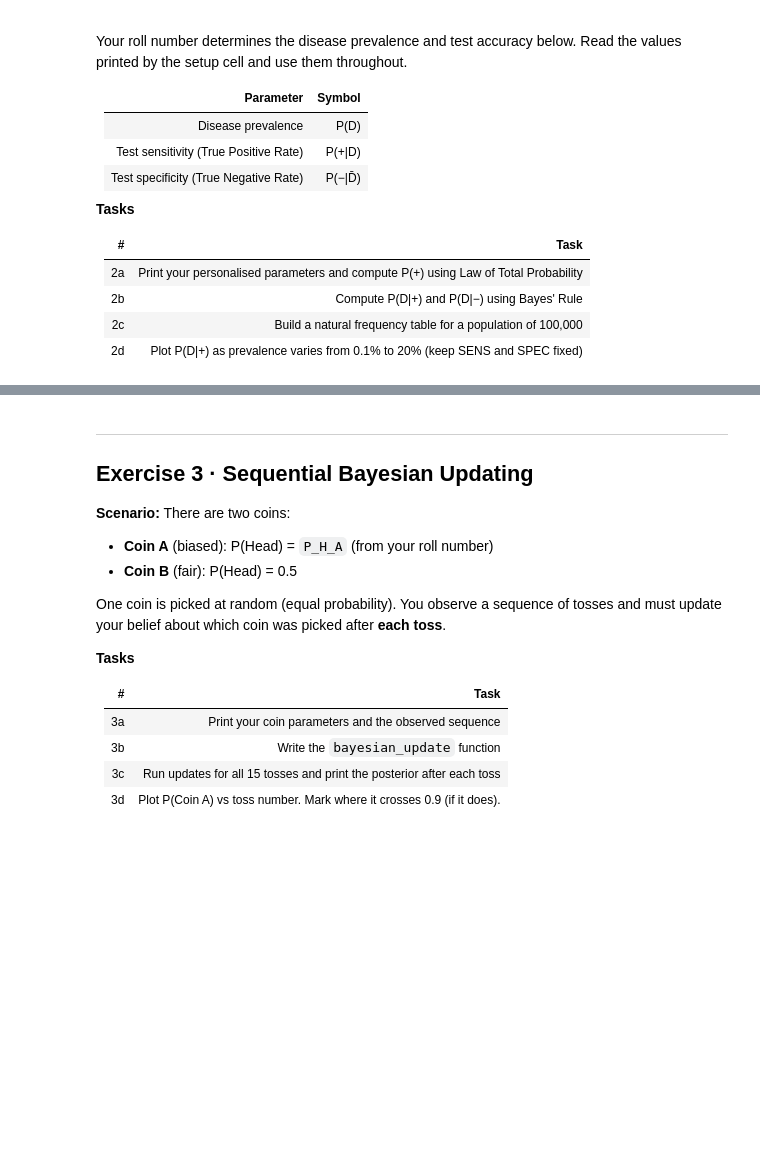
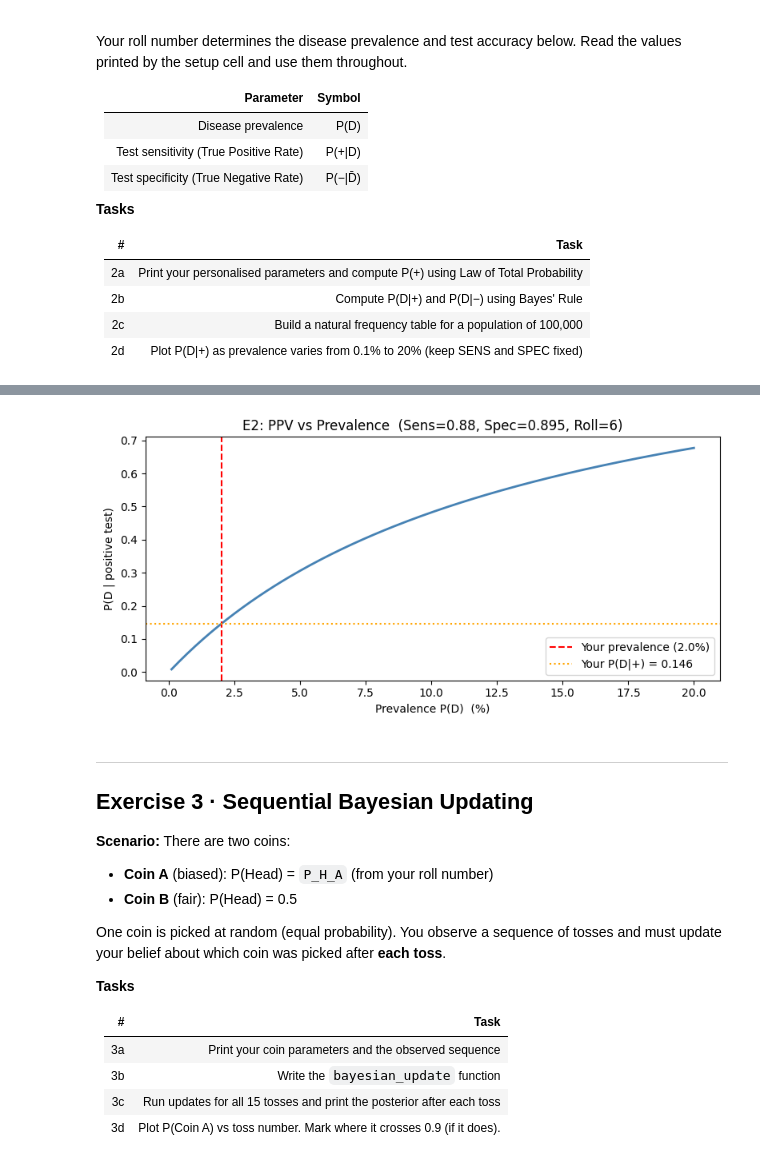
Before and after one commit to adithyan-cell/Python, a Jupyter notebook: 22AIE301_Lab_02_aie24006.ipynb, the cells around one changed output, grey strips where cells are left out. Cells and saved outputs as stored; diff of their text form; code cells hidden in the pictures; blank space fills up the shorter version.

```diff
--- a/22AIE301_Lab_02_aie24006.ipynb
+++ b/22AIE301_Lab_02_aie24006.ipynb
@@ -199,11 +229,11 @@ print(f"  False Positive Rate  = {round(1-SPEC, 4)}")
 # %%
 # ── 2a: P(+) via Law of Total Probability ────────────────────
-P_D      = ___
-P_nD     = 1 - ___
-P_pos_D  = ___          # sensitivity
-P_pos_nD = 1 - ___      # false positive rate  =  1 - specificity
+P_D      = PREV
+P_nD     = 1 - P_D
+P_pos_D  = SENS          # sensitivity
+P_pos_nD = 1 - SPEC       # false positive rate  =  1 - specificity
 
-P_pos = ___ * ___ + ___ * ___
+P_pos = P_pos_D * P_D + P_pos_nD * P_nD
 
 print(f"P(+) = P(+|D)*P(D) + P(+|D-)*P(D-)")
 print(f"     = {P_pos_D}*{P_D} + {P_pos_nD}*{P_nD}")
@@ -212,16 +246,16 @@ print(f"     = {P_pos:.6f}")
 # ── 2b: Posterior probabilities ──────────────────────────────
 
 # P(D | +)  - disease given positive test
-P_D_pos = (___ * ___) / ___
+P_D_pos = (SENS * PREV) / P_pos
 
 # P(D | -)  — disease given negative test
 P_neg    = 1 - P_pos
 P_neg_D  = 1 - SENS          # P(-|D) = 1 - sensitivity
-P_neg_nD = ___               # P(-|D-) = specificity
-P_D_neg  = (___ * ___) / ___
+P_neg_nD = SPEC               # P(-|D-) = specificity
+P_D_neg  = (P_neg_D * PREV) / P_neg
 
-print(f"P(D | positive test) = {P_D_pos:.4f}  ({P_D_pos*100:.2f}%)")
-print(f"P(D | negative test) = {P_D_neg:.4f}  ({P_D_neg*100:.4f}%)")
+print(f"P(D | positive test) = {P_D_pos:.4f}  ({P_D_pos*100:.2f}%) Kishan")
+print(f"P(D | negative test) = {P_D_neg:.4f}  ({P_D_neg*100:.4f}%) Kishan")
 print()
 print("Interpretation:")
 print(f"  A positive result means {P_D_pos*100:.1f}% chance of disease")
@@ -250,31 +302,31 @@ print(f"  PPV from freq table  : {n_TP/(n_TP+n_FP):.4f}  (should match P(D|+)={P
 # %%
 # ── 2d: How does P(D|+) change with prevalence? ──────────────
 prevalences = np.linspace(0.001, 0.20, 200)
 
 def ppv(prev, sens, spec):
     """Positive Predictive Value = P(D | positive test)"""
-    fpr   = 1 - ___                         # false positive rate
-    p_pos = ___ * prev + ___ * (1 - prev)   # P(+)
-    return (___ * ___) / ___                # Bayes
+    fpr   = 1 - spec                         # false positive rate
+    p_pos = sens * prev + fpr * (1 - prev)   # P(+)
+    return (sens * prev) / p_pos                # Bayes
 
 ppv_vals = [ppv(p, SENS, SPEC) for p in prevalences]
 
 plt.figure(figsize=(8, 4))
 plt.plot(prevalences * 100, ppv_vals, color='steelblue', lw=2)
-plt.axvline(PREV * 100, color='red', linestyle='--',
-            label=f'Your prevalence ({PREV*100:.1f}%)')
-plt.axhline(P_D_pos, color='orange', linestyle=':', lw=1.5,
-            label=f'Your P(D|+) = {P_D_pos:.3f}')
+plt.axvline(PREV * 100, color='red', linestyle='--', label=f'Your prevalence ({PREV*100:.1f}%)')
+plt.axhline(P_D_pos, color='orange', linestyle=':', lw=1.5, label=f'Your P(D|+) = {P_D_pos:.3f}')
 plt.xlabel('Prevalence P(D)  (%)')
 plt.ylabel('P(D | positive test)')
 plt.title(f'E2: PPV vs Prevalence  (Sens={SENS}, Spec={SPEC}, Roll={ROLL})')
 plt.legend()
 plt.tight_layout()
 plt.show()
 
 # Answer these by reading your plot:
 # Q: At what prevalence does P(D|+) first exceed 0.5? ___
 # Q: Why is P(D|+) so low even when sensitivity is high? ___
+# %% [output]
+[figure, added]
 # %% [markdown]
 ---
 ## Exercise 3 · Sequential Bayesian Updating
```
Also changed, not shown: parts of 16 cells of this notebook.
